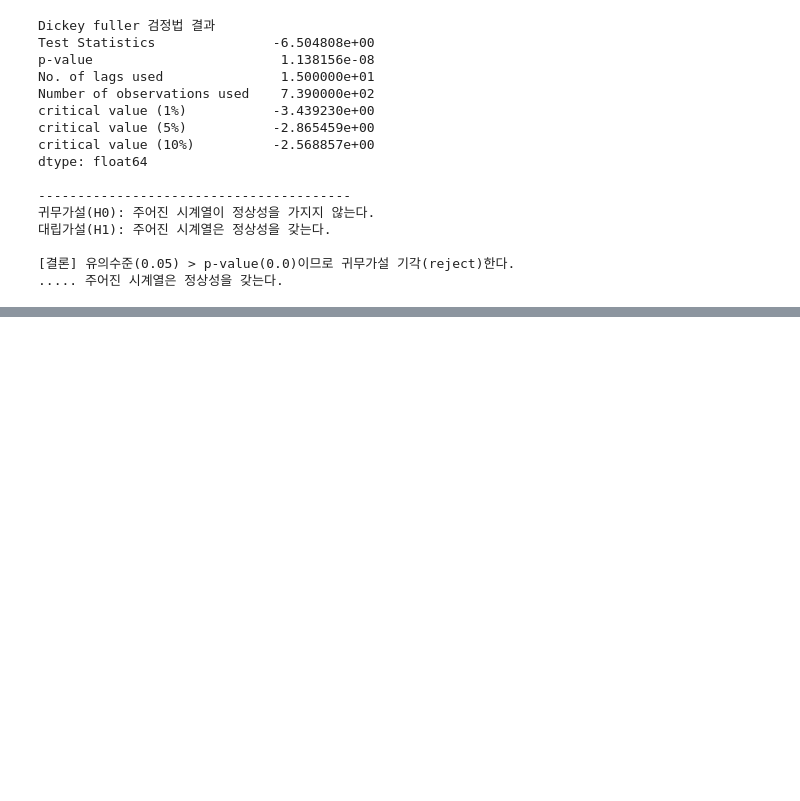
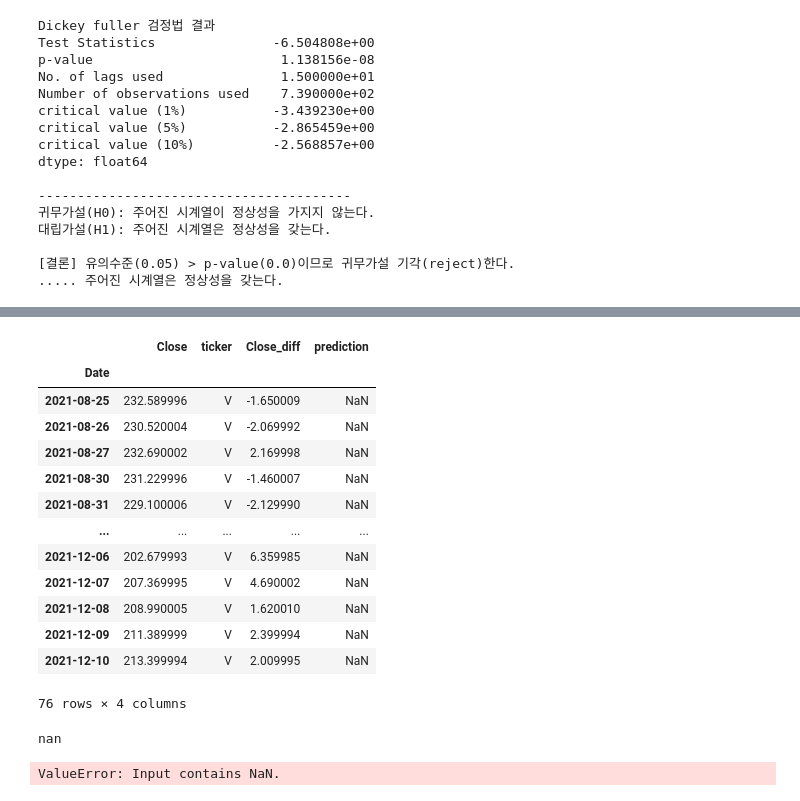
Before and after one commit to two-song/analysis, a Jupyter notebook: 주가분석.ipynb, the cells around one changed output, grey strips where cells are left out. Saved outputs shown, nothing was run; the diff lists cells and outputs as text; code cells hidden in the pictures; blank space fills up the shorter version.

```diff
--- a/주가분석.ipynb
+++ b/주가분석.ipynb
@@ -200,0 +231,6 @@ model_autoARIMA.plot_diagnostics(figs
+# %%
+# train data: 90%, test data: 10%
+
+training_perc = 0.90
+train = df[:int(len(df)*training_perc)]
+test = df[int(len(df)*training_perc):]
@@ -200,0 +261,13 @@ model_autoARIMA.plot_diagnostics(figs
+# %%
+model_autoARIMA = auto_arima(train['Close'],
+                             start_p=0, start_q=0, # p, q 시작값
+                             max_p=3, max_q=3,     # p and q 최댓값
+                             test='adf',           # adf를 통해 d 계산
+                             d=None,               # 모델을 통해 d 지정
+                             m=1,                  # 연(year)간 데이터
+                             seasonal=False,       # 계절성 없음
+                             trace=True,           # 값 보여줌
+                             with_intercept='auto',# 상수 자동으로 포함/비포함 결정
+                             stepwise=True         # p, q 조합으로 진행
+                            )
+print(model_autoARIMA.summary())
@@ -200,0 +309,7 @@ model_autoARIMA.plot_diagnostics(figs
+# %%
+future_forecast = model_autoARIMA.predict(n_periods=len(test))
+future_forecast = pd.DataFrame(future_forecast, index=test.index,
+                               columns=['prediction'])
+
+pd.concat([test, future_forecast], axis=1)
+future_forecast
@@ -200,0 +331,18 @@ model_autoARIMA.plot_diagnostics(figs
+# %%
+test_forecast = test.join(future_forecast)
+test_forecast
+# %% [output]
+|  | Close | ticker | Close_diff | prediction |
+| Date |  |  |  |  |
+| 2021-08-25 | 232.589996 | V | -1.650009 | NaN |
+| 2021-08-26 | 230.520004 | V | -2.069992 | NaN |
+| 2021-08-27 | 232.690002 | V | 2.169998 | NaN |
+| 2021-08-30 | 231.229996 | V | -1.460007 | NaN |
+| 2021-08-31 | 229.100006 | V | -2.129990 | NaN |
+| ... | ... | ... | ... | ... |
+| 2021-12-06 | 202.679993 | V | 6.359985 | NaN |
+| 2021-12-07 | 207.369995 | V | 4.690002 | NaN |
+| 2021-12-08 | 208.990005 | V | 1.620010 | NaN |
+| 2021-12-09 | 211.389999 | V | 2.399994 | NaN |
+| 2021-12-10 | 213.399994 | V | 2.009995 | NaN |
+76 rows × 4 columns
@@ -200,0 +352,12 @@ model_autoARIMA.plot_diagnostics(figs
+# %%
+rmse(test_forecast["Close"], test_forecast["prediction"])
+# %% [output]
+nan
+# %%
+import math
+from sklearn.metrics import mean_squared_error
+rmse = math.sqrt(mean_squared_error(test_forecast["Close"],
+                                    test_forecast["prediction"]))
+rmse
+# %% [output]
+ValueError: Input contains NaN.
```
Also changed, not shown: parts of 10 cells of this notebook.
